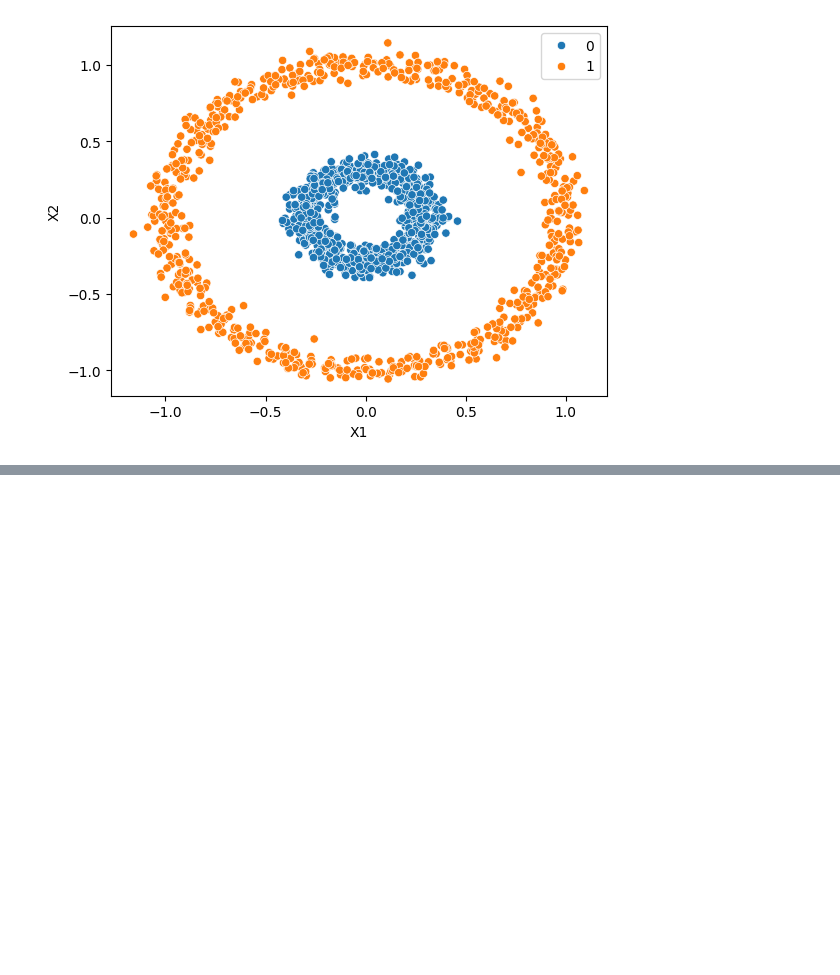
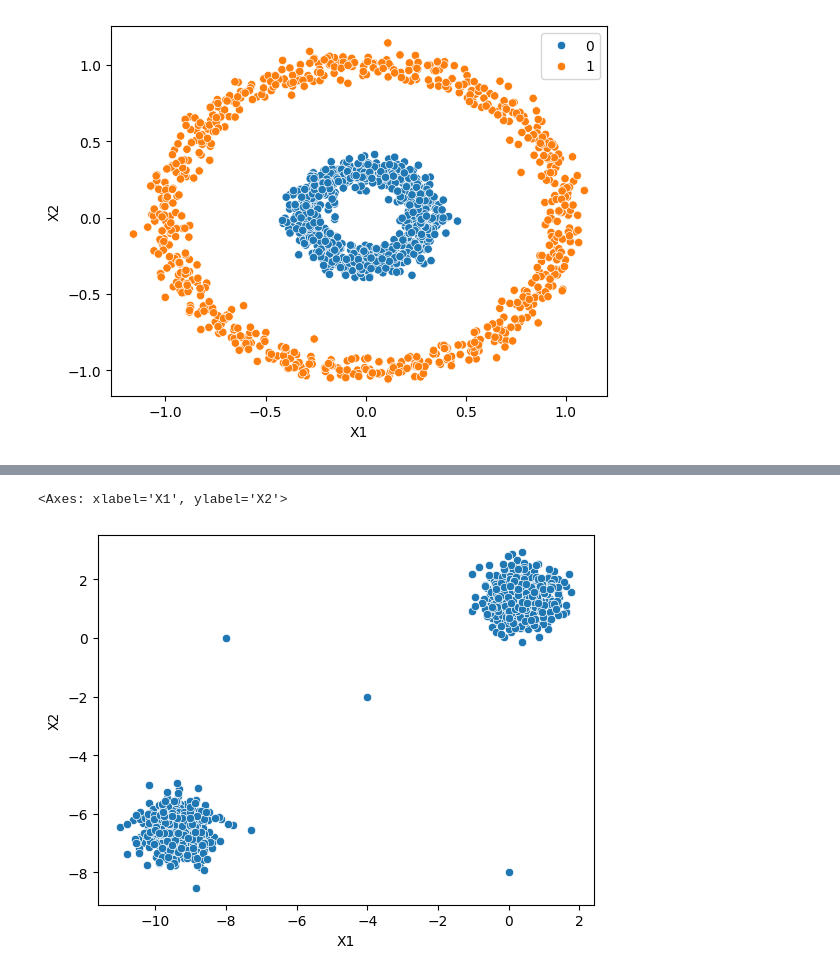
Before and after one commit to Rushikesh419/Machine-learning, a Jupyter notebook: DBSCAN_vs_KMeans.ipynb, the cells around one changed output, grey strips where cells are left out. Drawn from its saved outputs; the diff is of its cells as text; code cells hidden in the pictures; blank space fills up the shorter version.

```diff
--- a/DBSCAN_vs_KMeans.ipynb
+++ b/DBSCAN_vs_KMeans.ipynb
@@ -101,0 +120,2 @@ display(model,circles)
+# %%
+two_blobs_out=pd.read_csv('/content/cluster_two_blobs_outliers.csv')
@@ -101,0 +143,5 @@ display(model,circles)
+# %%
+sns.scatterplot(two_blobs_out,x='X1',y='X2')
+# %% [output]
+<Axes: xlabel='X1', ylabel='X2'>
+[figure, added]
```
Also changed, not shown: parts of 16 cells of this notebook.
